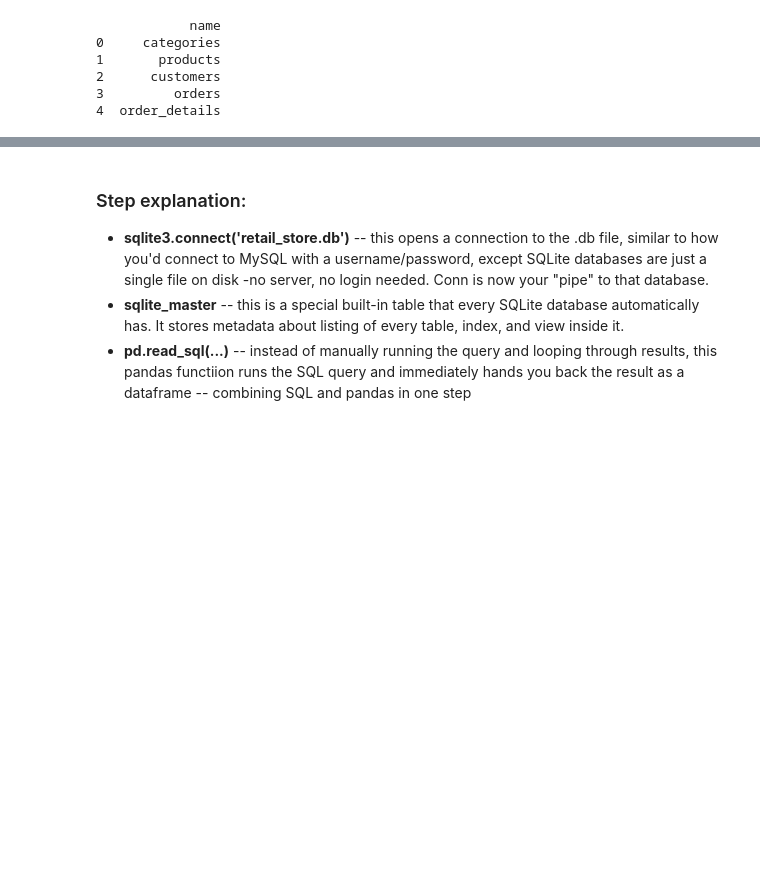
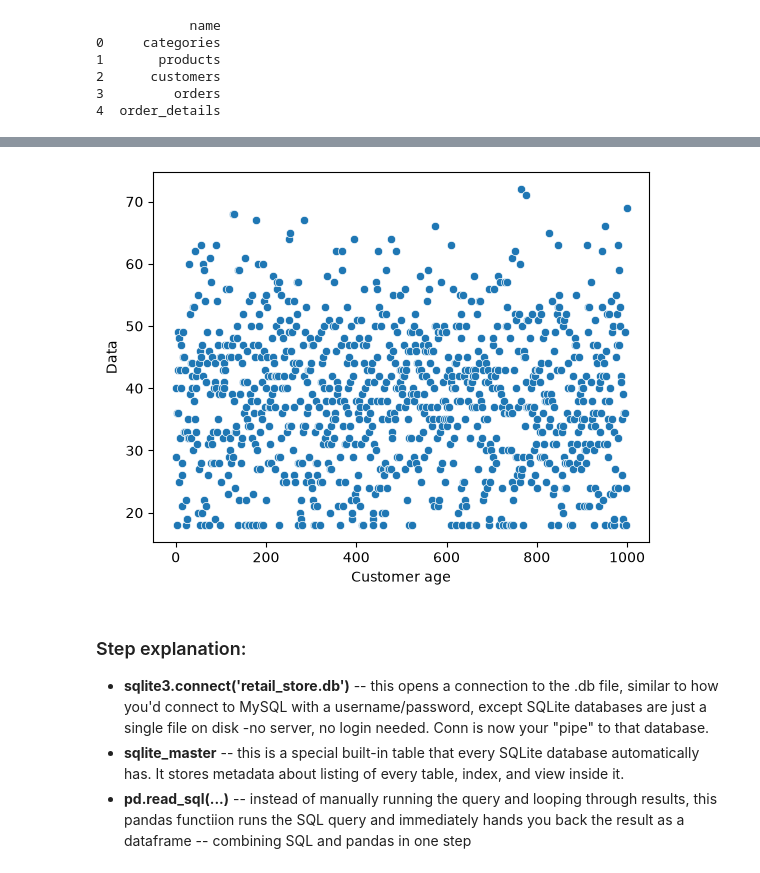
Before and after one commit to geff-ghost/notebooks, a Jupyter notebook: retail_data/MixedKnowledge.ipynb, the cells around one changed output, grey strips where cells are left out. Drawn from its saved outputs; the diff is of its cells as text; code cells hidden in the pictures; blank space fills up the shorter version.

```diff
--- a/retail_data/MixedKnowledge.ipynb
+++ b/retail_data/MixedKnowledge.ipynb
@@ -59,3 +74,15 @@ print(tables)
+# %%
+customer_age = customers['Age']
+
+import matplotlib.pyplot as plt
+import seaborn as sns
+
+sns.scatterplot(x=customer_age.index, y=customer_age.values)
+plt.ylabel('Data')
+plt.xlabel('Customer age')
+plt.show()
+# %% [output]
+[figure, added]
 # %% [markdown]
 ### Step explanation:
 
```
Also changed, not shown: parts of 15 cells of this notebook.
